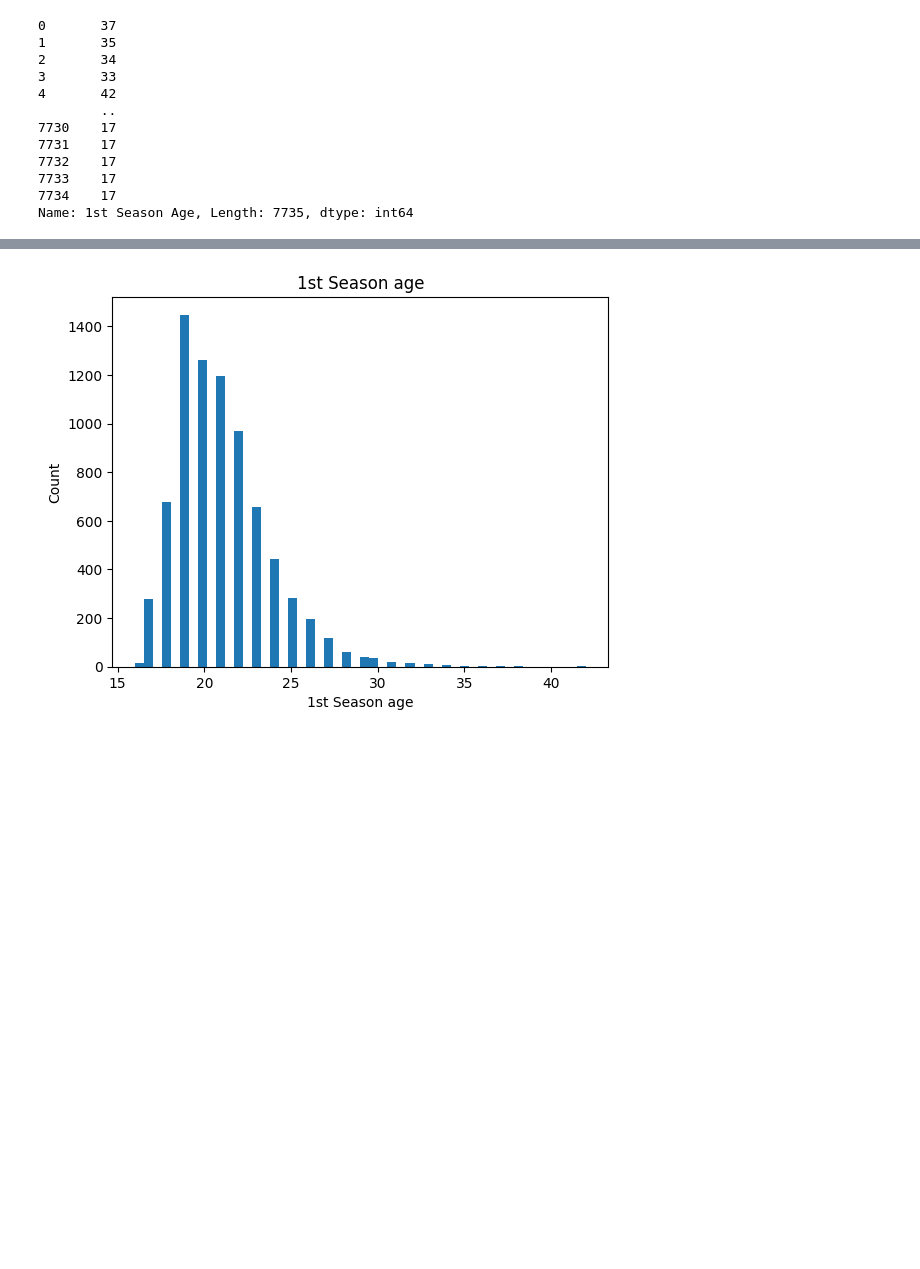
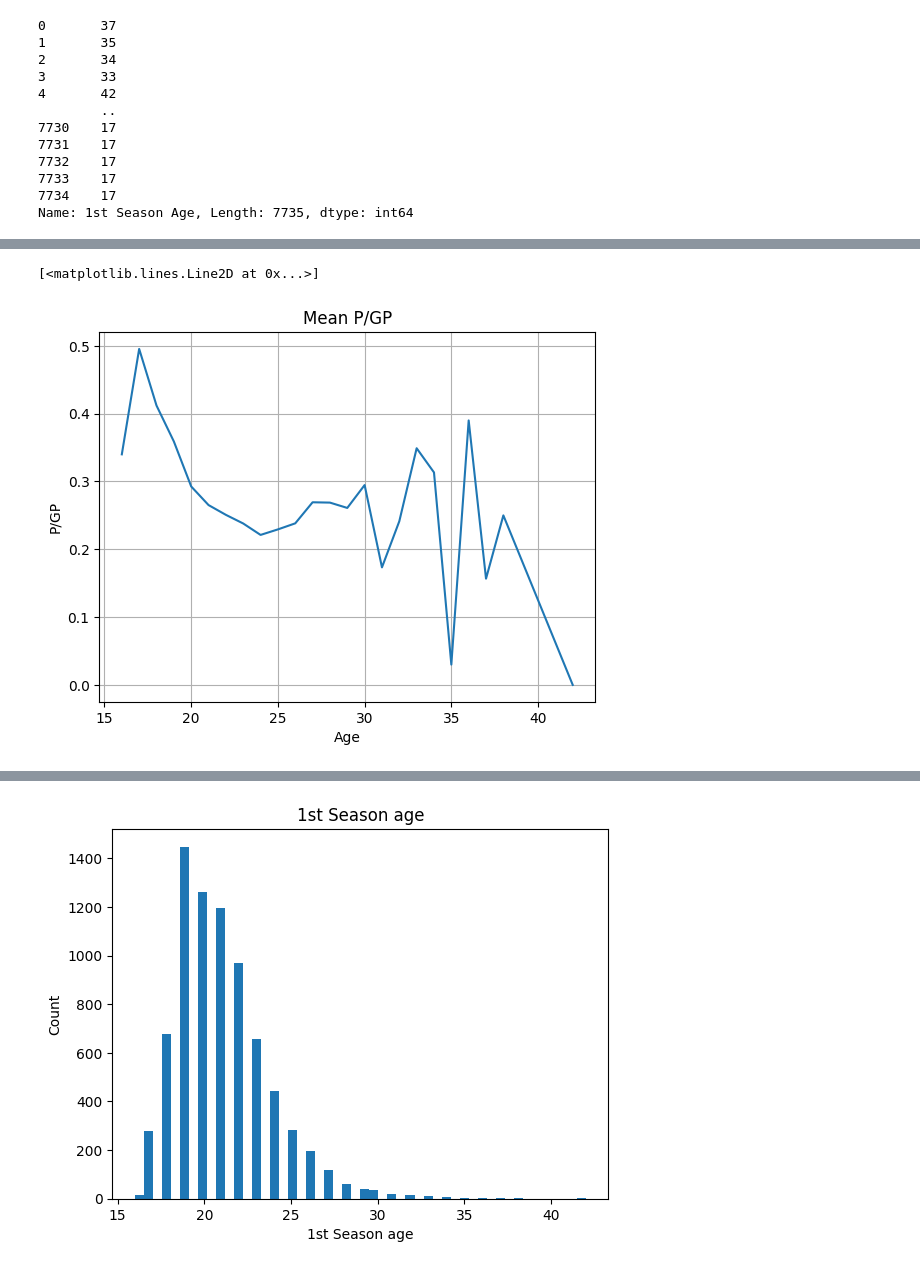
Before and after one commit to mgolovstik/cpm_project, a Jupyter notebook: test 2.ipynb, the cells around one changed output, grey strips where cells are left out. Drawn from its saved outputs; the diff is of its cells as text; code cells hidden in the pictures; blank space fills up the shorter version.

```diff
--- a/test 2.ipynb
+++ b/test 2.ipynb
@@ -892,3 +909,11 @@ player_info['1st Season Age']
 7733    17
 7734    17
 Name: 1st Season Age, Length: 7735, dtype: int64
+# %%
+player_info_grouped_mean = player_info.drop(columns=\
+        ['S/C', 'Pos', 'S/P', 'Ctry', 'Ntnlty',
+       'Ht', 'Wt', 'Draft Yr', 'Round', 'Overall', '1st Season', 'HOF',
+       'G', 'A', 'P', 'PIM', 'SHG', 'SHP',
+       'OTG', 'GWG', 'S']).drop(columns=['DOB', 'Player', 'Birth City', 'Changed Year']).groupby('1st Season Age').mean()
+player_info_grouped_mean['1st Season Age'] = player_info_grouped_mean.index
+player_info_grouped_mean
@@ -894,0 +939,9 @@ Name: 1st Season Age, Length: 7735, dtype: int64
+# %%
+plt.title('Mean P/GP')
+plt.xlabel('Age')
+plt.ylabel('P/GP')
+plt.grid()
+plt.plot(player_info_grouped_mean['1st Season Age'], player_info_grouped_mean['P/GP'])
+# %% [output]
+[<matplotlib.lines.Line2D at 0x...>]
+[figure, added]
```
Also changed, not shown: parts of 7 cells of this notebook.
